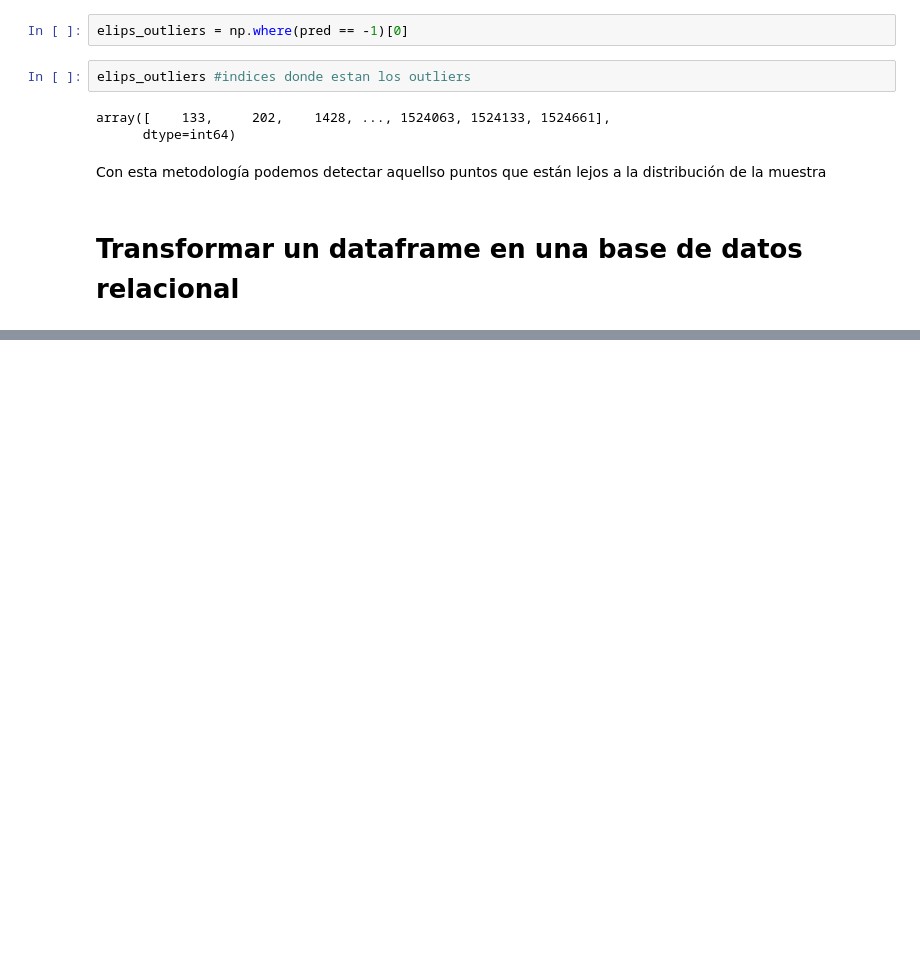
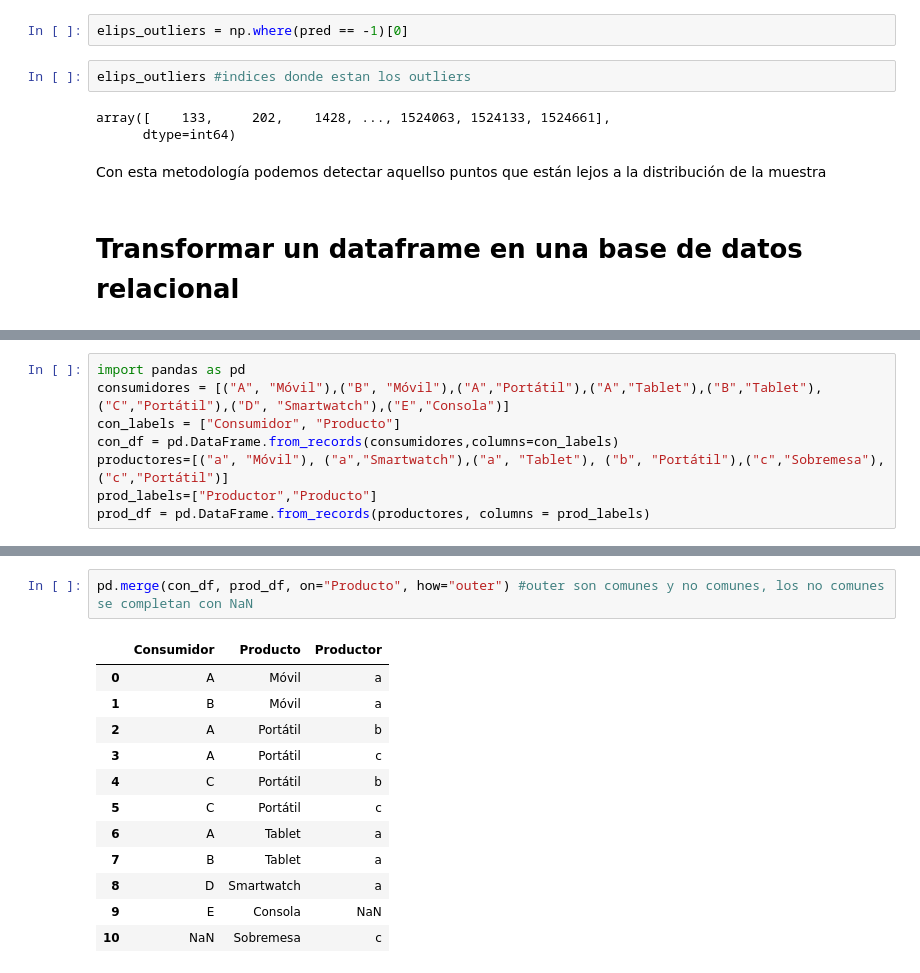
Before and after one commit to jcombari/Linkedin_courses, a Jupyter notebook: 01_Python para data science y big data esencial/03_Correlaciones_Entender relaciones entre variabkes.ipynb, the cells around one changed output, grey strips where cells are left out. Saved outputs shown, nothing was run; the diff lists cells and outputs as text; blank space fills up the shorter version.

```diff
--- a/01_Python para data science y big data esencial/03_Correlaciones_Entender relaciones entre variabkes.ipynb
+++ b/01_Python para data science y big data esencial/03_Correlaciones_Entender relaciones entre variabkes.ipynb
@@ -216,0 +275,8 @@ SyntaxError: invalid syntax (Temp/ipykernel_6692/2791067780.py, line 2)
+# %%
+import pandas as pd
+consumidores = [("A", "Móvil"),("B", "Móvil"),("A","Portátil"),("A","Tablet"),("B","Tablet"),("C","Portátil"),("D", "Smartwatch"),("E","Consola")]
+con_labels = ["Consumidor", "Producto"]
+con_df = pd.DataFrame.from_records(consumidores,columns=con_labels)
+productores=[("a", "Móvil"), ("a","Smartwatch"),("a", "Tablet"), ("b", "Portátil"),("c","Sobremesa"), ("c","Portátil")]
+prod_labels=["Productor","Producto"]
+prod_df = pd.DataFrame.from_records(productores, columns = prod_labels)
@@ -216,0 +305,15 @@ SyntaxError: invalid syntax (Temp/ipykernel_6692/2791067780.py, line 2)
+# %%
+pd.merge(con_df, prod_df, on="Producto", how="outer") #outer son comunes y no comunes, los no comunes se completan con NaN
+# %% [output]
+|  | Consumidor | Producto | Productor |
+| 0 | A | Móvil | a |
+| 1 | B | Móvil | a |
+| 2 | A | Portátil | b |
+| 3 | A | Portátil | c |
+| 4 | C | Portátil | b |
+| 5 | C | Portátil | c |
+| 6 | A | Tablet | a |
+| 7 | B | Tablet | a |
+| 8 | D | Smartwatch | a |
+| 9 | E | Consola | NaN |
+| 10 | NaN | Sobremesa | c |
```
Also changed, not shown: parts of 24 cells of this notebook.
